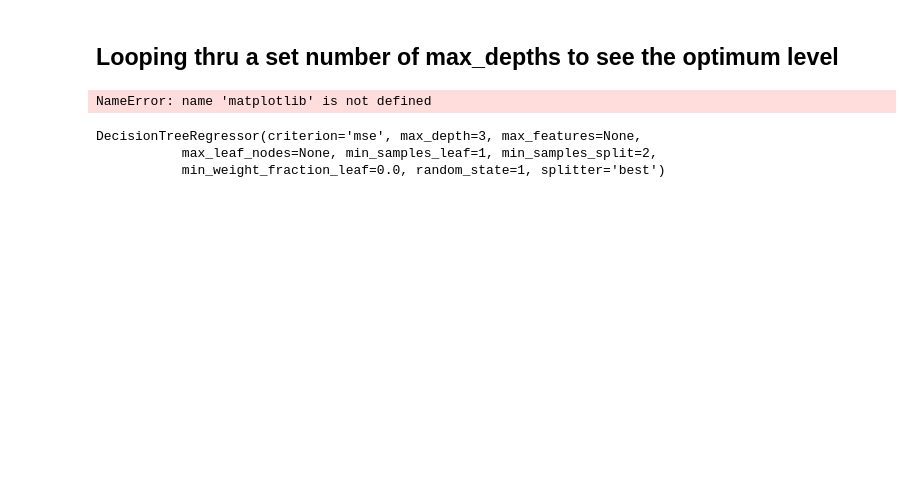
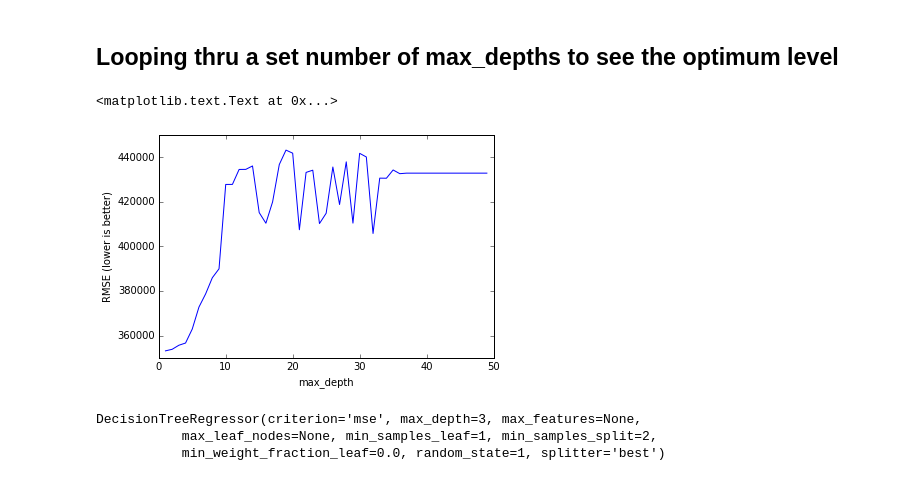
Before and after one commit to erichseamon/dmine, a Jupyter notebook: circ/dmine-circ-ag-decisiontree-classification-palouse.ipynb, the cells around one changed output. Drawn from its saved outputs; the diff is of its cells as text; code cells hidden in the pictures; blank space fills up the shorter version.

```diff
--- a/circ/dmine-circ-ag-decisiontree-classification-palouse.ipynb
+++ b/circ/dmine-circ-ag-decisiontree-classification-palouse.ipynb
@@ -164,14 +155,15 @@ for depth in max_depth_range:
     MSE_scores = cross_val_score(treereg, X, y, cv=14, scoring='mean_squared_error')
     RMSE_scores.append(np.mean(np.sqrt(-MSE_scores)))
 # %%
-matplotlib
+%matplotlib inline
 import matplotlib.pyplot as plt
 # plot max_depth (x-axis) versus RMSE (y-axis)
 plt.plot(max_depth_range, RMSE_scores)
 plt.xlabel('max_depth')
 plt.ylabel('RMSE (lower is better)')
 # %% [output]
-NameError: name 'matplotlib' is not defined
+<matplotlib.text.Text at 0x...>
+[figure, added]
 # %%
 # max_depth=3 was best, so fit a tree using that parameter
 treereg = DecisionTreeRegressor(max_depth=3, random_state=1)
```
Also changed, not shown: parts of 13 cells of this notebook, 28 other files.
